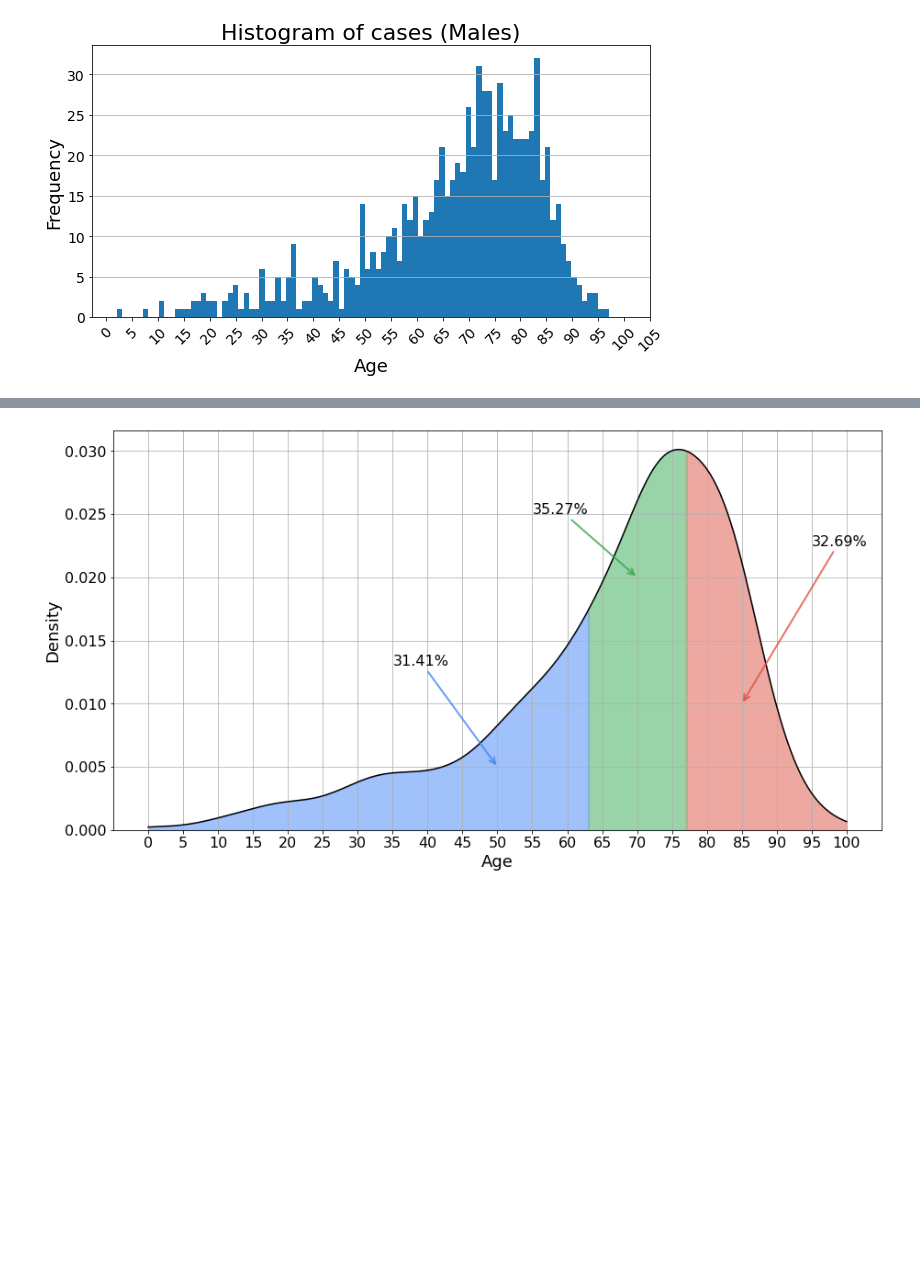
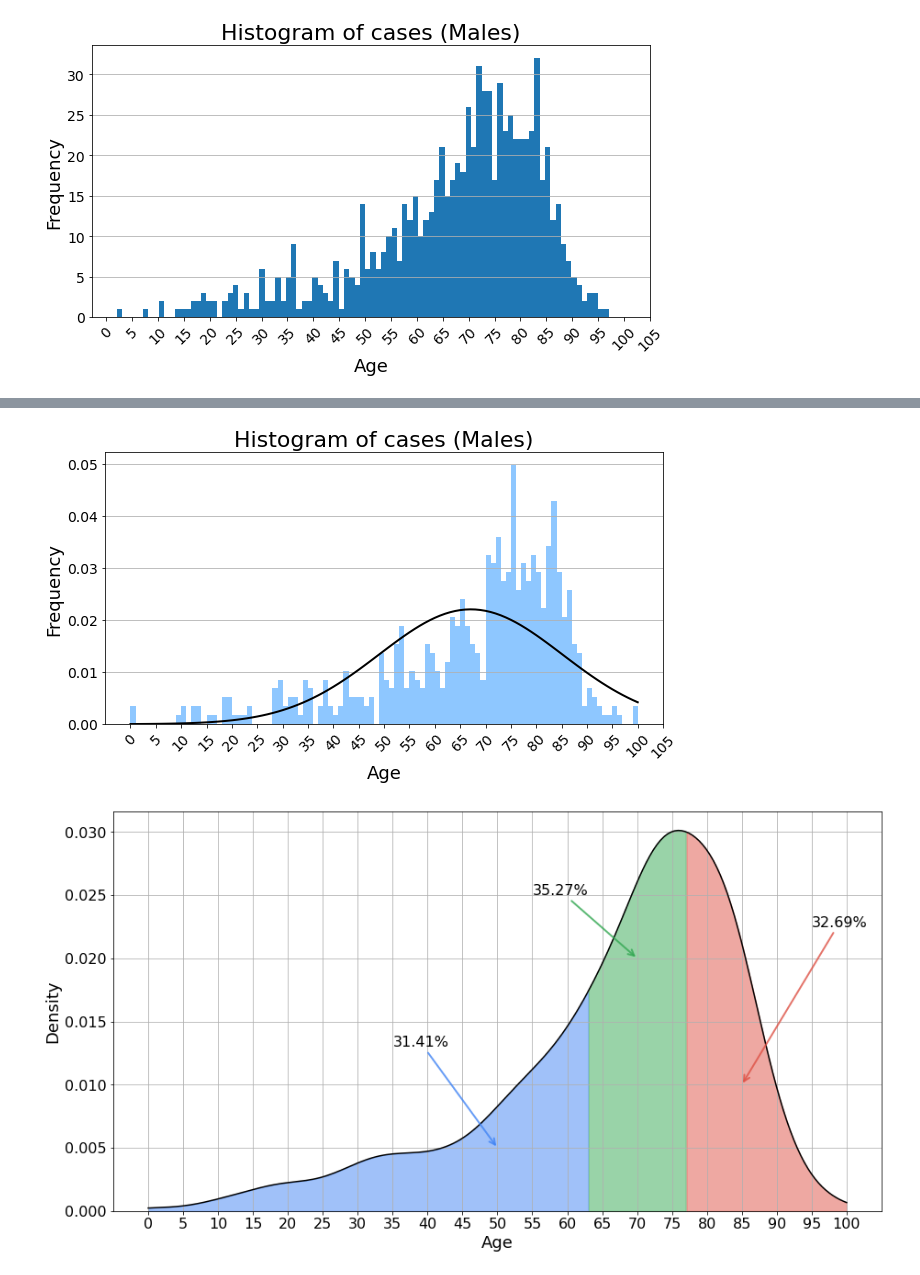
Before and after one commit to dsainidis/MBD-Prediction, a Jupyter notebook: Greece/notebooks/GR_WNV_2010-2021_Data_Exploration.ipynb, the cells around one changed output, grey strips where cells are left out. Drawn from its saved outputs; the diff is of its cells as text; code cells hidden in the pictures; blank space fills up the shorter version.

```diff
--- a/Greece/notebooks/GR_WNV_2010-2021_Data_Exploration.ipynb
+++ b/Greece/notebooks/GR_WNV_2010-2021_Data_Exploration.ipynb
@@ -351,3 +370,20 @@ ax.yaxis.grid(True)
+# %%
+data_plot = data['age'][data['sex'] == 'f']
+
+fig, ax = plt.subplots(1, figsize=(10,5))
+_, bins, _ = plt.hist(data_plot, 100, density=1, alpha=0.5, color='dodgerblue')
+mn, std = scipy.stats.norm.fit(data_plot)
+y_curve = scipy.stats.norm.pdf(bins, mn, std)
+ax = plt.plot(bins, y_curve, 'black', lw = 2)
+x_t = plt.xticks(np.arange(0, 110, step = 5), size = 14, rotation = 45)
+y_t = plt.yticks(size = 14)
+x_l =  plt.xlabel('Age', size = 18)
+y_l  = plt.ylabel('Frequency', size = 18)
+title = plt.title('Histogram of cases (Males)', size = 22)
+ax = plt.gca()
+ax.yaxis.grid(True)
+# %% [output]
+[figure, added]
 # %%
 color_blue = '#4285f4'
 color_red = '#de5246'
```
Also changed, not shown: parts of 5 cells of this notebook, 15 other files.
